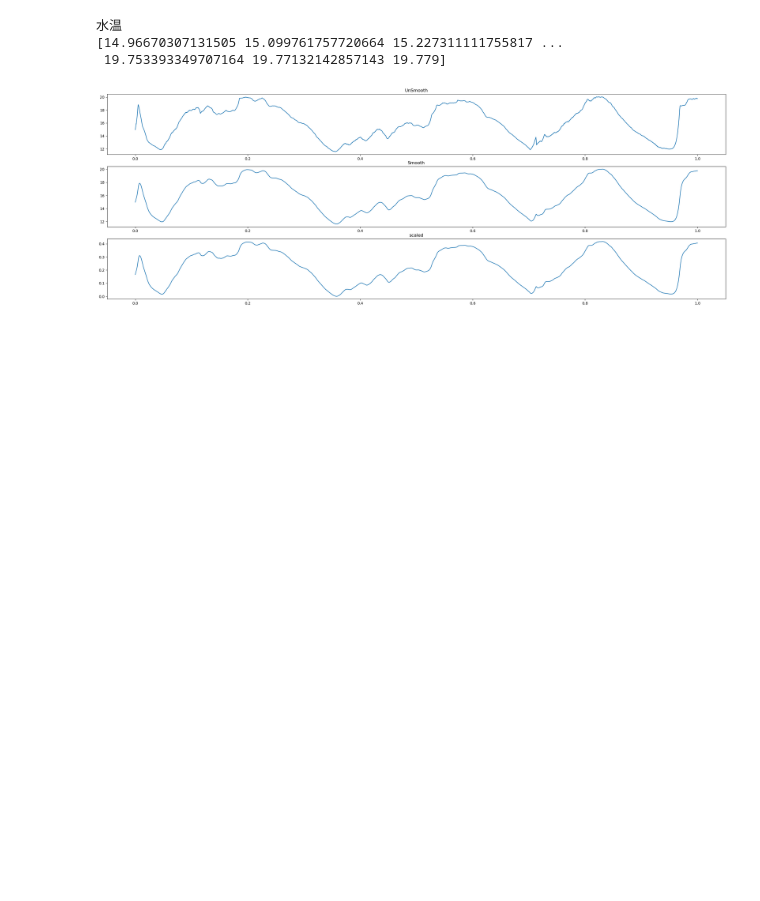
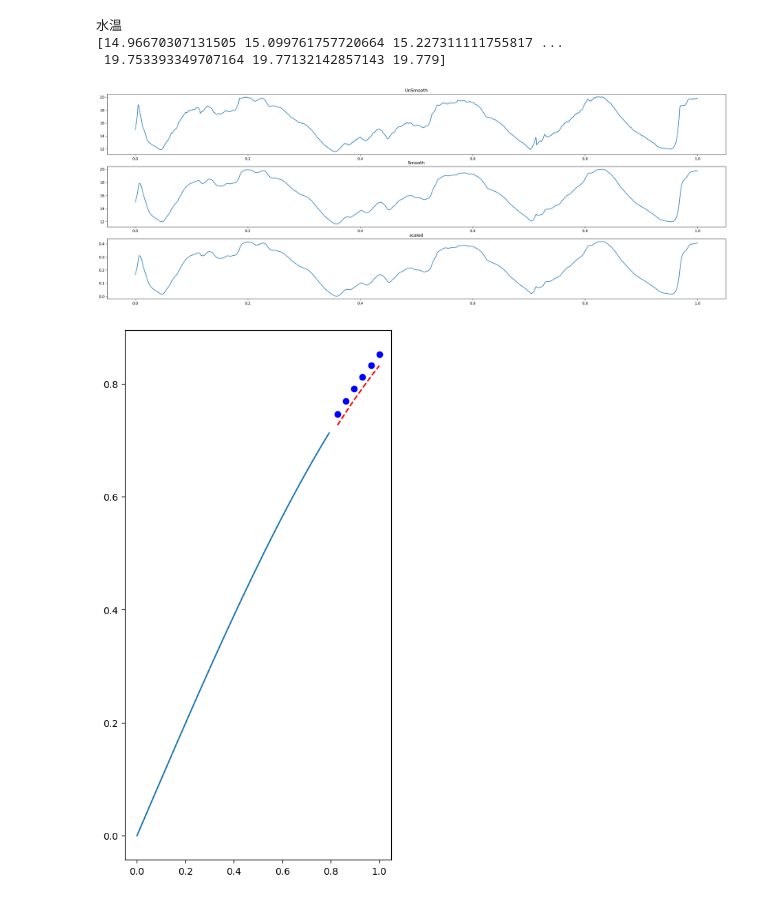
Before and after one commit to dljjqy/UnderWater, a Jupyter notebook: test.ipynb, the cells around one changed output. Drawn from its saved outputs; the diff is of its cells as text; code cells hidden in the pictures; blank space fills up the shorter version.

```diff
--- a/test.ipynb
+++ b/test.ipynb
@@ -118,6 +118,22 @@ plt.show()
 [14.96670307131505 15.099761757720664 15.227311111755817 ...
  19.753393349707164 19.77132142857143 19.779]
 [figure]
+# %%
+lGet, lPre = 24, 6
+length = lGet + lPre
+figure = plt.figure(figsize=(5, 10))
+ax = plt.axes()
+xx = np.linspace(0, 1, length)
+
+x = np.sin(xx[:lGet])
+y = np.sin(xx[lGet:])-0.01
+pre = np.sin(xx[lGet:])+0.01
+l1=ax.plot(xx[:lGet], x)
+l2=ax.plot(xx[lGet:], y, '--r')
+l3=ax.plot(xx[lGet:], pre, 'bo')
+# figure.colorbar(ax)
+# %% [output]
+[figure, added]
 # %%
 # features_num = len(df.keys())
 # figure, axis = plt.subplots(features_num, 1,
```
Also changed, not shown: parts of 1 cell of this notebook, 4 other files.
